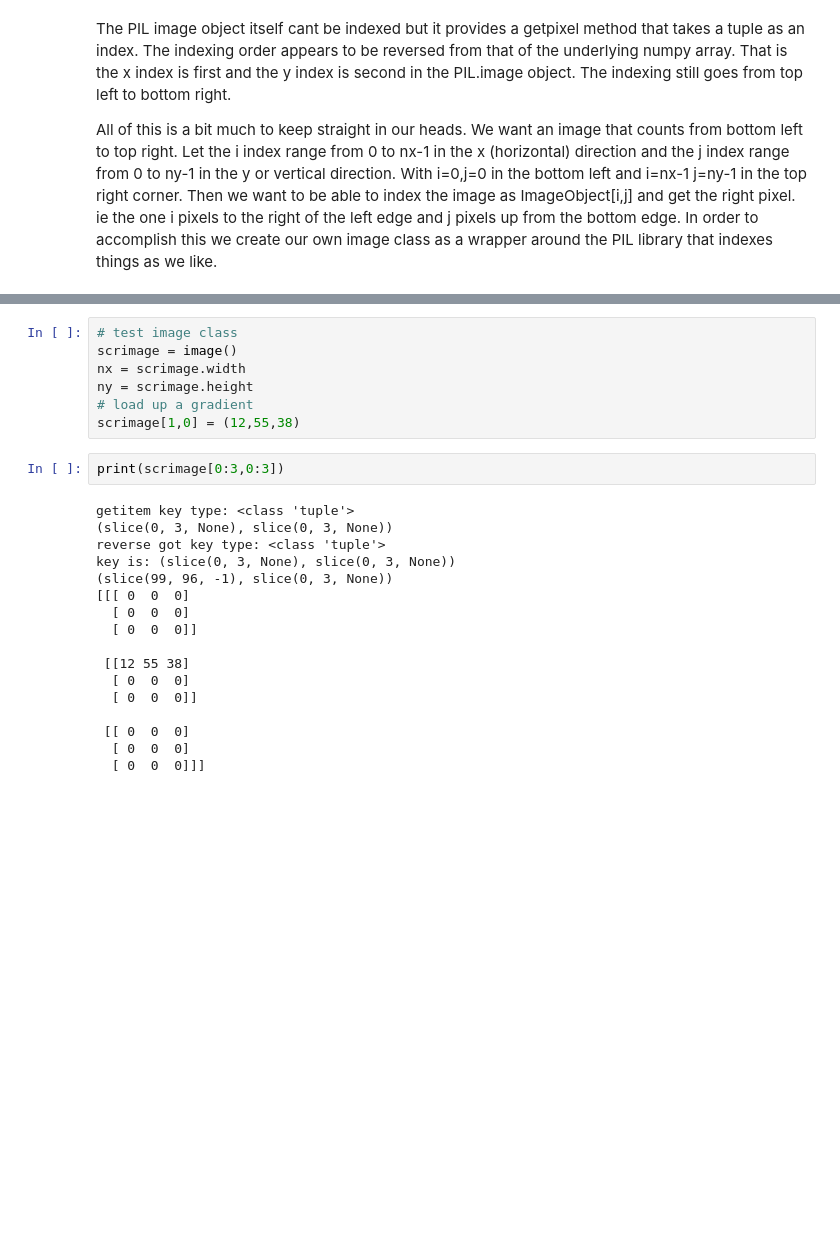
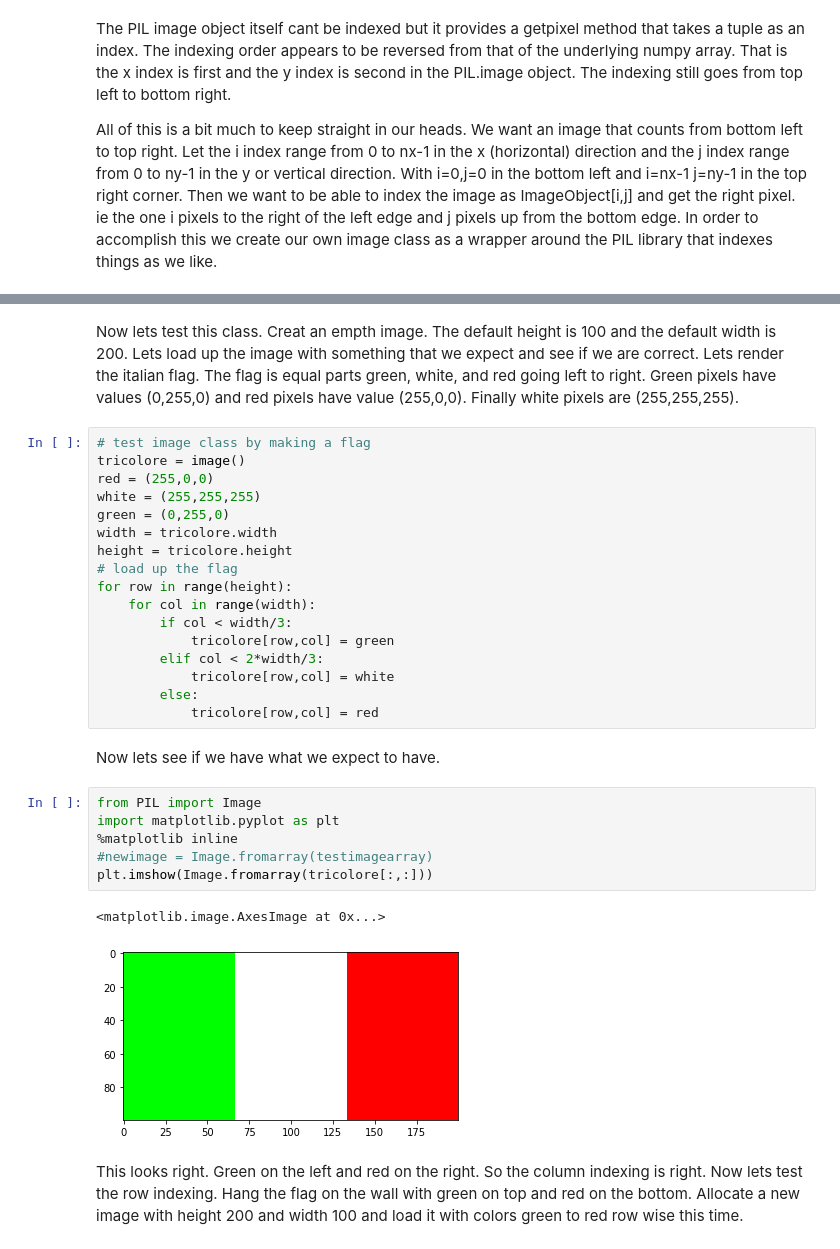
Before and after one commit to semeraro/TeXRay, a Jupyter notebook: notebooks/PythonImageTest.ipynb, the cells around one changed output, grey strips where cells are left out. Saved outputs shown, nothing was run; the diff lists cells and outputs as text; blank space fills up the shorter version.

Commit message:
Finished adding image test bits to the pythonimagetest notebook. removed debugging prints from the image class

```diff
--- a/notebooks/PythonImageTest.ipynb
+++ b/notebooks/PythonImageTest.ipynb
@@ -173,26 +165,32 @@ class image:
-# %%
-# test image class
-scrimage = image()
-nx = scrimage.width
-ny = scrimage.height
-# load up a gradient
-scrimage[1,0] = (12,55,38)
-# %%
-print(scrimage[0:3,0:3])
-# %% [output]
-getitem key type: <class 'tuple'>
-(slice(0, 3, None), slice(0, 3, None))
-reverse got key type: <class 'tuple'>
-key is: (slice(0, 3, None), slice(0, 3, None))
-(slice(99, 96, -1), slice(0, 3, None))
-[[[ 0  0  0]
-  [ 0  0  0]
-  [ 0  0  0]]
-
- [[12 55 38]
-  [ 0  0  0]
-  [ 0  0  0]]
-
- [[ 0  0  0]
-  [ 0  0  0]
-  [ 0  0  0]]]
+# %% [markdown]
+Now lets test this class. Creat an empth image. The default height is 100 and the default width is 200. Lets load up the image with something that we expect and see if we are correct. Lets render the italian flag. The flag is equal parts green, white, and red going left to right. Green pixels have values (0,255,0) and red pixels have value (255,0,0). Finally white pixels are (255,255,255).
+# %%
+# test image class by making a flag
+tricolore = image()
+red = (255,0,0)
+white = (255,255,255)
+green = (0,255,0)
+width = tricolore.width
+height = tricolore.height
+# load up the flag
+for row in range(height):
+    for col in range(width):
+        if col < width/3:
+            tricolore[row,col] = green
+        elif col < 2*width/3:
+            tricolore[row,col] = white
+        else:
+            tricolore[row,col] = red
+# %% [markdown]
+Now lets see if we have what we expect to have.
+# %%
+from PIL import Image
+import matplotlib.pyplot as plt
+%matplotlib inline
+#newimage = Image.fromarray(testimagearray)
+plt.imshow(Image.fromarray(tricolore[:,:]))
+# %% [output]
+<matplotlib.image.AxesImage at 0x...>
+[figure, added]
+# %% [markdown]
+This looks right. Green on the left and red on the right. So the column indexing is right. Now lets test the row indexing. Hang the flag on the wall with green on top and red on the bottom. Allocate a new image with height 200 and width 100 and load it with colors green to red row wise this time.
```
Also changed, not shown: parts of 6 cells of this notebook, 2 other files.
